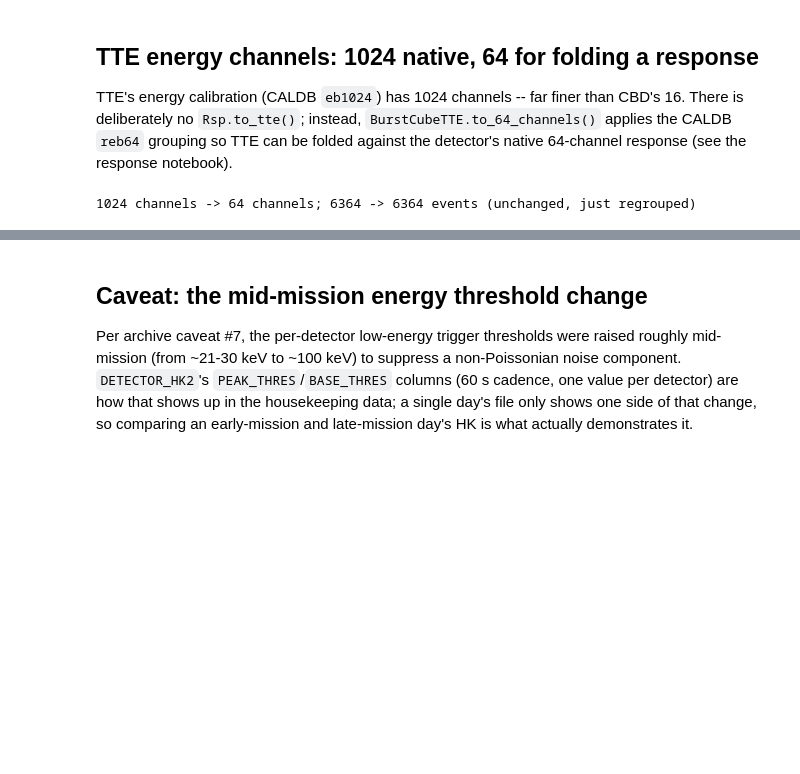
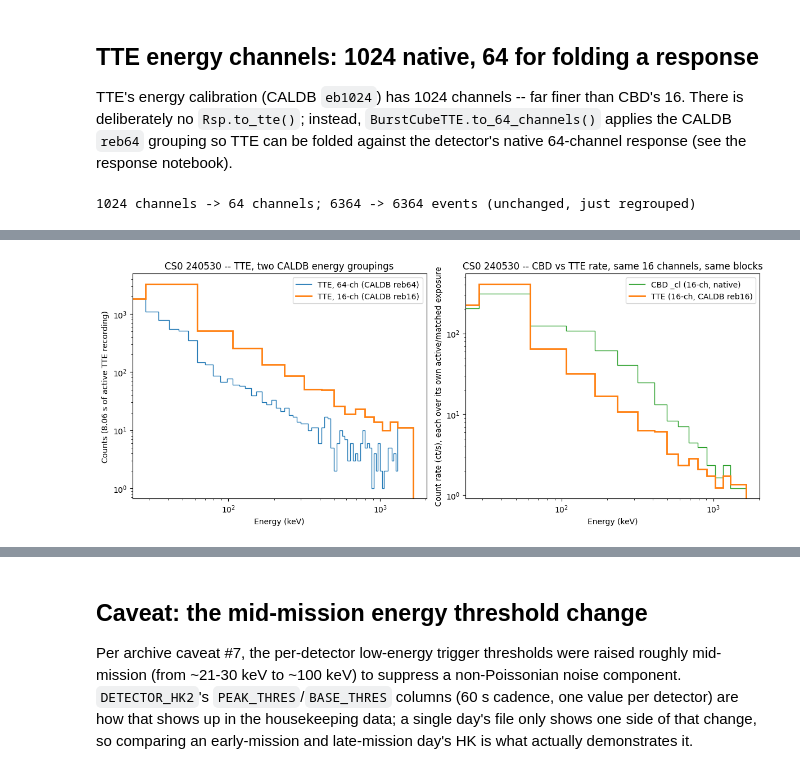
Before and after one commit to israelmcmc-ai/gdt-burstcube, a Jupyter notebook: docs/notebooks/1_data_types_and_binning.ipynb, the cells around one changed output, grey strips where cells are left out. Drawn from its saved outputs; the diff is of its cells as text; code cells hidden in the pictures; blank space fills up the shorter version.

```diff
--- a/docs/notebooks/1_data_types_and_binning.ipynb
+++ b/docs/notebooks/1_data_types_and_binning.ipynb
@@ -286,0 +290,12 @@ print(f'{tte.num_chans} channels -> {tte64.num_chans} channels; '
+# %%
+event_times = np.sort(tte.data.times)
+gaps = np.diff(event_times)
+nominal_span = tte.time_range[1] - tte.time_range[0]
+big_gaps = gaps[gaps > 1.0]
+
+print(f'{tte.data.size} events over a nominal span of {nominal_span:.2f} s')
+print(f'inter-event gap (s): median={np.median(gaps):.3f}  '
+     f'99th percentile={np.percentile(gaps, 99):.3f}  max={gaps.max():.2f}')
+print(f'{big_gaps.size} gaps exceed 1 s, totalling {big_gaps.sum():.2f} s of the '
+     f'{nominal_span:.2f} s span -- the great majority of the nominal window is '
+     'dead time between short recording bursts, not missing data.')
@@ -286,0 +419,62 @@ print(f'{tte.num_chans} channels -> {tte64.num_chans} channels; '
+# %%
+from gdt.missions.burstcube import caldb
+
+
+def to_n_channels(tte_obj, nchan):
+    """Regroup a BurstCubeTTE to `nchan` channels using the CALDB
+    `reb{nchan}` scheme -- the same mechanism `to_64_channels()` uses
+    internally, generalized to any CALDB rebin scheme (16 or 64)."""
+    reb = caldb.rebin(tte_obj.detector, nchan)
+    new_edges = np.append(reb.chan_min, reb.chan_max[-1] + 1)
+
+    def _group_by_caldb_edges(counts, count_uncert, exposure, old_edges):
+        return counts, count_uncert, exposure, new_edges
+
+    return tte_obj.rebin_energy(_group_by_caldb_edges)
+
+
+def tte_channel_counts(tte_obj, nchan, blocks):
+    times = tte_obj.data.times
+    mask = np.zeros(times.size, dtype=bool)
+    for block_start, block_stop in blocks:
+        mask |= (times >= block_start) & (times <= block_stop)
+    return np.bincount(tte_obj.data.channels[mask], minlength=nchan)
+
+
+tte16 = to_n_channels(tte, 16)
+
+counts_64 = tte_channel_counts(tte64, 64, blocks)
+counts_16 = tte_channel_counts(tte16, 16, blocks)
+assert counts_16.sum() == tte.data.size  # every event belongs to some block
+
+eb16 = caldb.ebounds(DETECTOR, 16)
+edges16 = np.append(eb16.low_edges(), eb16.high_edges()[-1])
+edges64 = np.append(tte64.data.ebounds.low_edges(), tte64.data.ebounds.high_edges()[-1])
+
+tte_rate_16 = counts_16 / active_s
+cbd_rate_16 = cbd_counts_16 / cbd_exposure
+
+fig, axes = plt.subplots(1, 2, figsize=(12, 5))
+
+axes[0].stairs(counts_64, edges64, label='TTE, 64-ch (CALDB reb64)', color='C0')
+axes[0].stairs(counts_16, edges16, label='TTE, 16-ch (CALDB reb16)', color='C1', linewidth=2)
+axes[0].set_xscale('log')
+axes[0].set_yscale('log')
+axes[0].set_xlabel('Energy (keV)')
+axes[0].set_ylabel(f'Counts ({active_s:.2f} s of active TTE recording)')
+axes[0].set_title(f'{DETECTOR} {OBS_ID} -- TTE, two CALDB energy groupings')
+axes[0].legend()
+
+axes[1].stairs(cbd_rate_16, edges16, label='CBD _cl (16-ch, native)', color='C2')
+axes[1].stairs(tte_rate_16, edges16, label='TTE (16-ch, CALDB reb16)', color='C1', linewidth=2)
+axes[1].set_xscale('log')
+axes[1].set_yscale('log')
+axes[1].set_xlabel('Energy (keV)')
+axes[1].set_ylabel('Count rate (ct/s), each over its own active/matched exposure')
+axes[1].set_title(f'{DETECTOR} {OBS_ID} -- CBD vs TTE rate, same 16 channels, same blocks')
+axes[1].legend()
+
+fig.tight_layout()
+plt.show()
+# %% [output]
+[figure, added]
```
Also changed, not shown: parts of 20 cells of this notebook.
